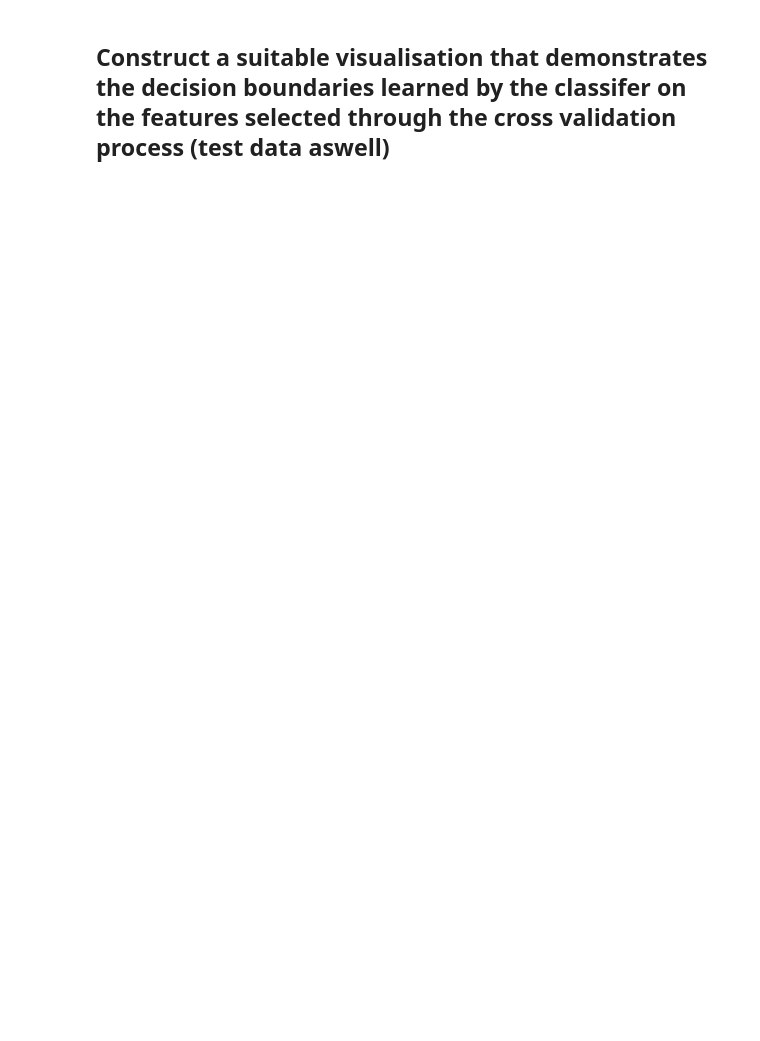
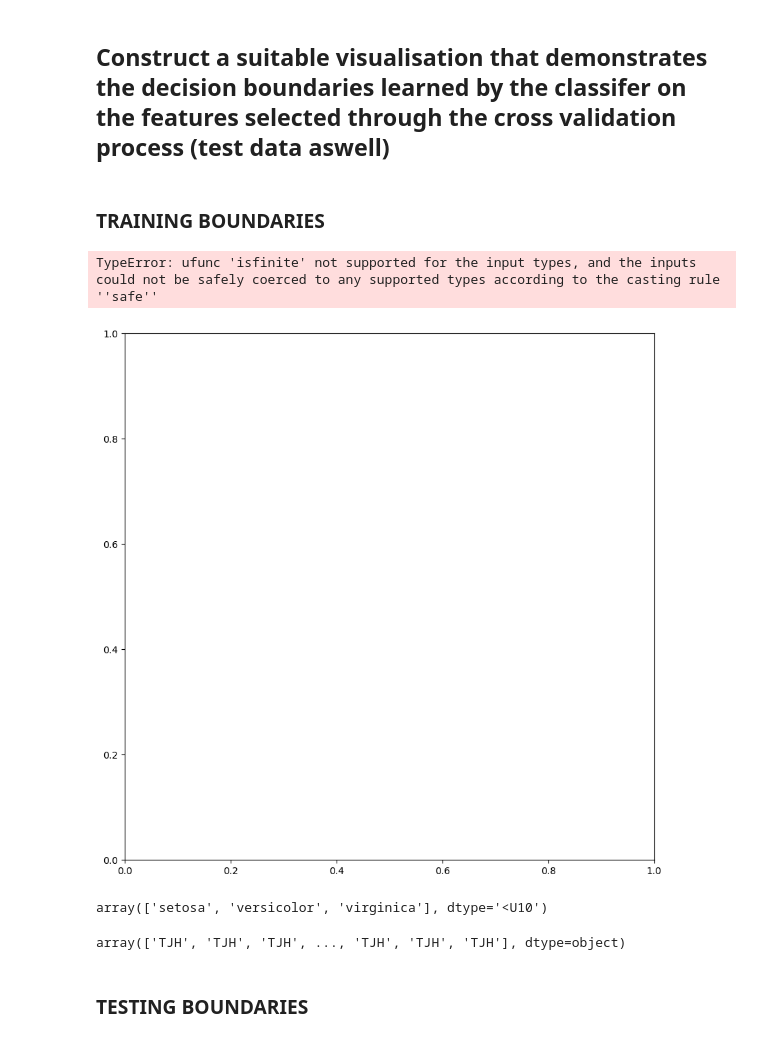
Before and after one commit to Mokoto-K/COSC102-assignment-2, a Jupyter notebook: assignment-2.ipynb, the cells around one changed output. Drawn from its saved outputs; the diff is of its cells as text; code cells hidden in the pictures; blank space fills up the shorter version.

```diff
--- a/assignment-2.ipynb
+++ b/assignment-2.ipynb
@@ -278,5 +274,71 @@ plt.show()
 # %% [markdown]
 ## Construct a suitable visualisation that demonstrates the decision boundaries learned by the classifer on the features selected through the cross validation process (test data aswell)
+# %% [markdown]
+### TRAINING BOUNDARIES
+# %%
+h = .02
+
+x_min, x_max = X_test[:, best_f1].min() - 1, X_test[:, best_f1].max() + 1
+y_min, y_max = X_test[:, best_f2].min() - 1, X_test[:, best_f2].max() + 1
+
+xx, yy = np.meshgrid(np.arange(x_min, x_max, h),
+                     np.arange(y_min, y_max, h))
+
+fig, ax = plt.subplots(figsize=(10,10))
+
+Z = clf.predict(np.c_[xx.ravel(), yy.ravel()])
+
+Z = Z.reshape(xx.shape)
+cs = ax.contourf(xx, yy, Z,cmap=plt.get_cmap('plasma'))
+# %% [output]
+TypeError: ufunc 'isfinite' not supported for the input types, and the inputs could not be safely coerced to any supported types according to the casting rule ''safe''
+[figure, added]
+# %%
+from sklearn import datasets
+
+i = datasets.load_iris()
+i.target
+i.target_names
+# %% [output]
+array(['setosa', 'versicolor', 'virginica'], dtype='<U10')
+# %%
+Z = clf.predict(np.c_[xx.ravel(), yy.ravel()])
+# for i in range(len(Z)):
+#     if Z[i] == "DG":
+#         Z[i] = 0
+
+#     elif Z[i] == "HD":
+#         Z[i] = 1
+
+#     elif Z[i] == "LEH":
+#         Z[i] = 2
+
+#     else:
+#         Z[i] = 3
+
+# Z = Z.reshape(xx.shape)
+Z
+# Z = Z.astype(np.uint8)
+
+# y_test = [1,2,3,4,5,6,7,8,9,1,2,3,4,5,6,7,8,9,1,2]
+
+
+
+
+# my_color = ListedColormap(["b", "b", "g", "orange"])
+# cmap_bold = ListedColormap(["m", "c", "y", "darkorange"])
+# fig, ax = plt.subplots(figsize=(10,10))
+# ax.pcolormesh(xx, yy, Z, cmap=my_color, alpha = 0.1)
+
+# ax.scatter(X_test[:, best_f1], X_test[:, best_f2], c=y_test, cmap=cmap_bold, edgecolor = "k", s = 20)
+
+# ax.set_xlim(xx.min(), xx.max())
+# ax.set_ylim(yy.min(), yy.max())
+# Z
+# %% [output]
+array(['TJH', 'TJH', 'TJH', ..., 'TJH', 'TJH', 'TJH'], dtype=object)
+# %% [markdown]
+### TESTING BOUNDARIES
 # %% [markdown]
 27/07/24
 For two days i've been trying to figure out this project, how to approach it, how to achieve a correct result.... for two days I have wasted my time. Well... wasted is abit strong, every second i spend trying something new i'm learning... be it correct or a mistake, everything is contributing at the moment. I feel very inadequate with datascience at the moment, though after reading through chapters 2 and 3, six or seven times, it's starting to make more sense in my mind. For the last few days I have been trying to create a binary classifier for a dataset that I need to make a multiclassifier for... now this isn't exactly a problem if I knew that, but I didn't so a few things really made no sense. I think i'm starting to come around to being able to fully complete this assignment now.
```
Also changed, not shown: parts of 9 cells of this notebook.
